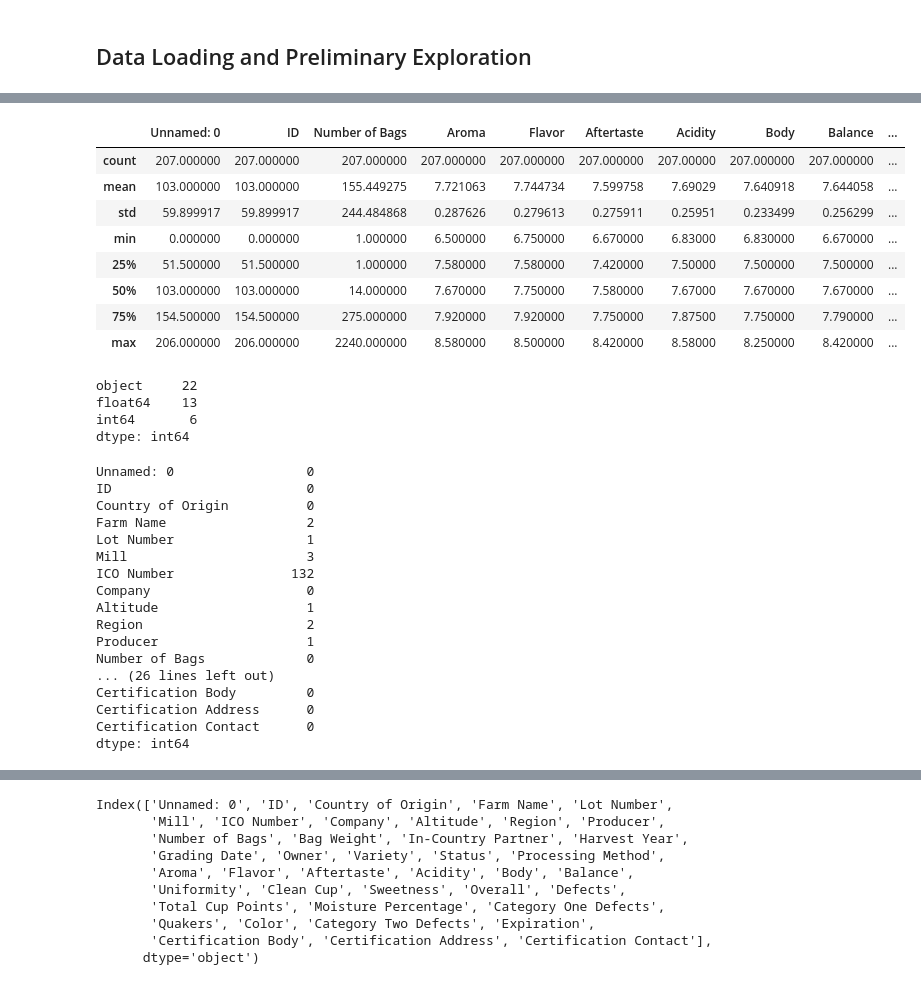
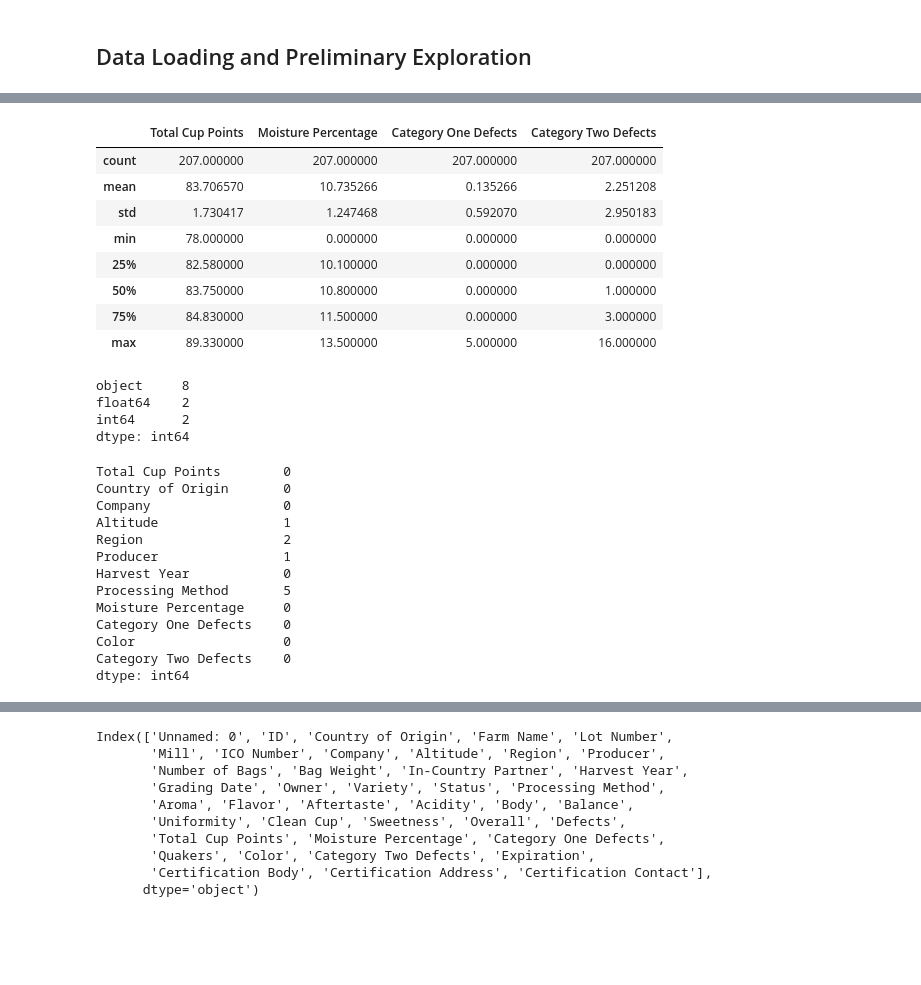
Before and after one commit to joshfuchs/DataScience_projects, a Jupyter notebook: coffee quality.ipynb, the cells around one changed output, grey strips where cells are left out. Drawn from its saved outputs; the diff is of its cells as text; code cells hidden in the pictures; blank space fills up the shorter version.

```diff
--- a/coffee quality.ipynb
+++ b/coffee quality.ipynb
@@ -76,4 +78,11 @@ plt.rc(
 ## Data Loading and Preliminary Exploration
 # %%
 coffee = pd.read_csv('df_arabica_clean.csv')
+# %%
+# select the columns of interest
+cols = ['Total Cup Points','Country of Origin','Company','Altitude','Region','Producer',
+        'Harvest Year','Processing Method','Moisture Percentage','Category One Defects',
+        'Color','Category Two Defects']
+
+coffee_reduced = coffee[cols]
 # %%
@@ -89,40 +97,36 @@ coffee.head()
 # %%
-coffee.describe()
+coffee_reduced.describe()
 # %% [output]
-|  | Unnamed: 0 | ID | Number of Bags | Aroma | Flavor | Aftertaste | Acidity | Body | Balance | ... |
-| count | 207.000000 | 207.000000 | 207.000000 | 207.000000 | 207.000000 | 207.000000 | 207.00000 | 207.000000 | 207.000000 | ... |
-| mean | 103.000000 | 103.000000 | 155.449275 | 7.721063 | 7.744734 | 7.599758 | 7.69029 | 7.640918 | 7.644058 | ... |
-| std | 59.899917 | 59.899917 | 244.484868 | 0.287626 | 0.279613 | 0.275911 | 0.25951 | 0.233499 | 0.256299 | ... |
-| min | 0.000000 | 0.000000 | 1.000000 | 6.500000 | 6.750000 | 6.670000 | 6.83000 | 6.830000 | 6.670000 | ... |
-| 25% | 51.500000 | 51.500000 | 1.000000 | 7.580000 | 7.580000 | 7.420000 | 7.50000 | 7.500000 | 7.500000 | ... |
-| 50% | 103.000000 | 103.000000 | 14.000000 | 7.670000 | 7.750000 | 7.580000 | 7.67000 | 7.670000 | 7.670000 | ... |
-| 75% | 154.500000 | 154.500000 | 275.000000 | 7.920000 | 7.920000 | 7.750000 | 7.87500 | 7.750000 | 7.790000 | ... |
-| max | 206.000000 | 206.000000 | 2240.000000 | 8.580000 | 8.500000 | 8.420000 | 8.58000 | 8.250000 | 8.420000 | ... |
+|  | Total Cup Points | Moisture Percentage | Category One Defects | Category Two Defects |
+| count | 207.000000 | 207.000000 | 207.000000 | 207.000000 |
+| mean | 83.706570 | 10.735266 | 0.135266 | 2.251208 |
+| std | 1.730417 | 1.247468 | 0.592070 | 2.950183 |
+| min | 78.000000 | 0.000000 | 0.000000 | 0.000000 |
+| 25% | 82.580000 | 10.100000 | 0.000000 | 0.000000 |
+| 50% | 83.750000 | 10.800000 | 0.000000 | 1.000000 |
+| 75% | 84.830000 | 11.500000 | 0.000000 | 3.000000 |
+| max | 89.330000 | 13.500000 | 5.000000 | 16.000000 |
 # %%
-coffee.dtypes.value_counts()
+coffee_reduced.dtypes.value_counts()
 # %% [output]
-object     22
-float64    13
-int64       6
+object     8
+float64    2
+int64      2
 dtype: int64
 # %%
-coffee.isnull().sum()
+coffee_reduced.isnull().sum()
 # %% [output]
-Unnamed: 0                 0
-ID                         0
-Country of Origin          0
-Farm Name                  2
-Lot Number                 1
-Mill                       3
-ICO Number               132
-Company                    0
-Altitude                   1
-Region                     2
-Producer                   1
-Number of Bags             0
-... (26 lines left out)
-Certification Body         0
-Certification Address      0
-Certification Contact      0
+Total Cup Points        0
+Country of Origin       0
+Company                 0
+Altitude                1
+Region                  2
+Producer                1
+Harvest Year            0
+Processing Method       5
+Moisture Percentage     0
+Category One Defects    0
+Color                   0
+Category Two Defects    0
 dtype: int64
 # %%
```
Also changed, not shown: parts of 27 cells of this notebook.
